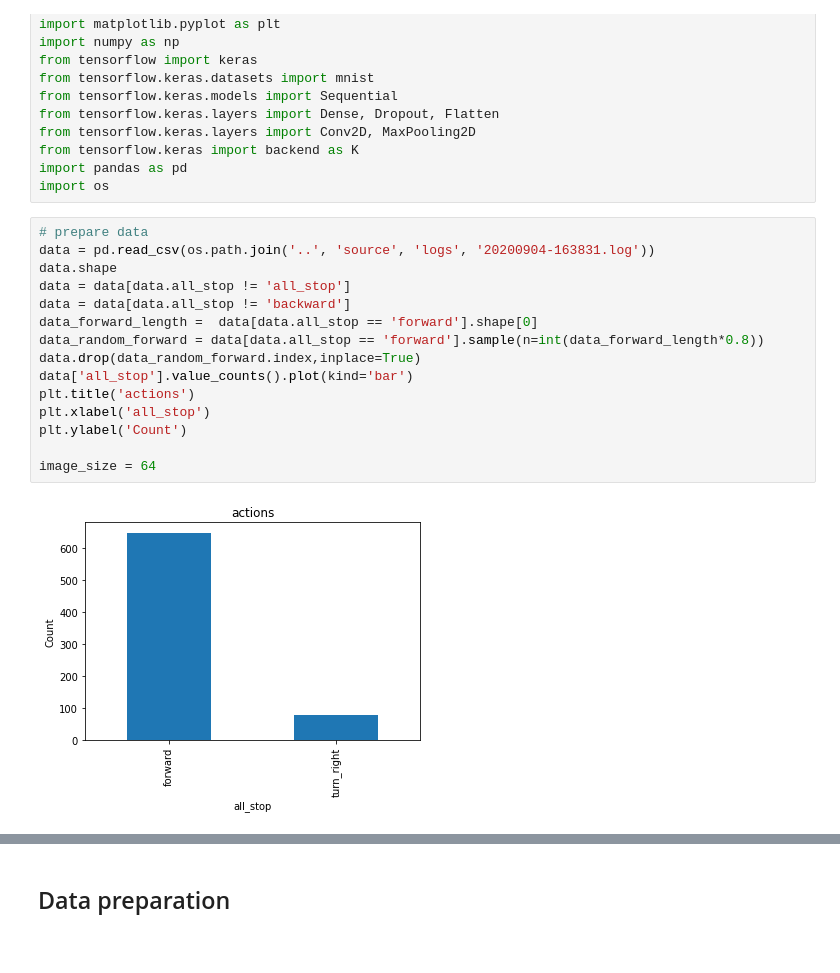
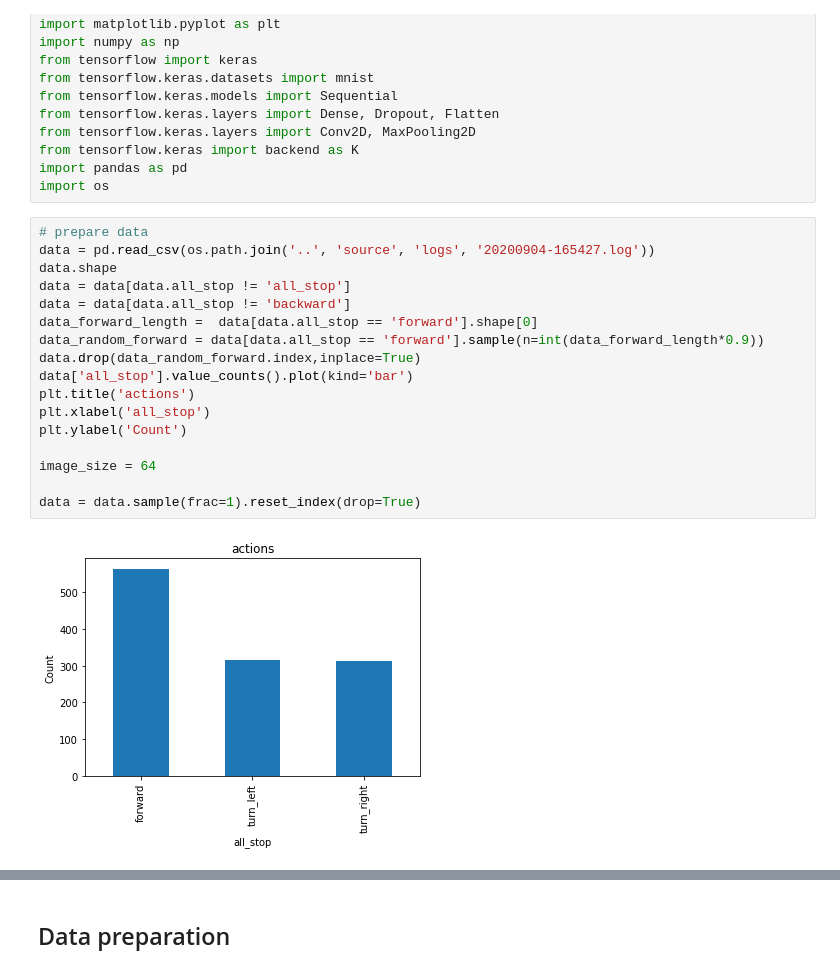
Before and after one commit to daanzap/ai_robot, a Jupyter notebook: notebooks/robot_auto_pilot_keras.ipynb, the cells around one changed output, grey strips where cells are left out. Saved outputs shown, nothing was run; the diff lists cells and outputs as text.

```diff
--- a/notebooks/robot_auto_pilot_keras.ipynb
+++ b/notebooks/robot_auto_pilot_keras.ipynb
@@ -17,21 +17,23 @@ import pandas as pd
 import os
 # %%
 # prepare data
-data = pd.read_csv(os.path.join('..', 'source', 'logs', '20200904-163831.log'))
+data = pd.read_csv(os.path.join('..', 'source', 'logs', '20200904-165427.log'))
 data.shape
 data = data[data.all_stop != 'all_stop']
 data = data[data.all_stop != 'backward']
 data_forward_length =  data[data.all_stop == 'forward'].shape[0]
-data_random_forward = data[data.all_stop == 'forward'].sample(n=int(data_forward_length*0.8))
+data_random_forward = data[data.all_stop == 'forward'].sample(n=int(data_forward_length*0.9))
 data.drop(data_random_forward.index,inplace=True)
 data['all_stop'].value_counts().plot(kind='bar')
 plt.title('actions')
 plt.xlabel('all_stop')
 plt.ylabel('Count')
 
 image_size = 64
+
+data = data.sample(frac=1).reset_index(drop=True)
 # %% [output]
-[figure, old version]
+[figure, new version]
 # %%
 # split into training and test data (10% test data)
 data_test = data.sample(n=int(data.shape[0]/10))
```
Also changed, not shown: parts of 6 cells of this notebook, 2 other files.
